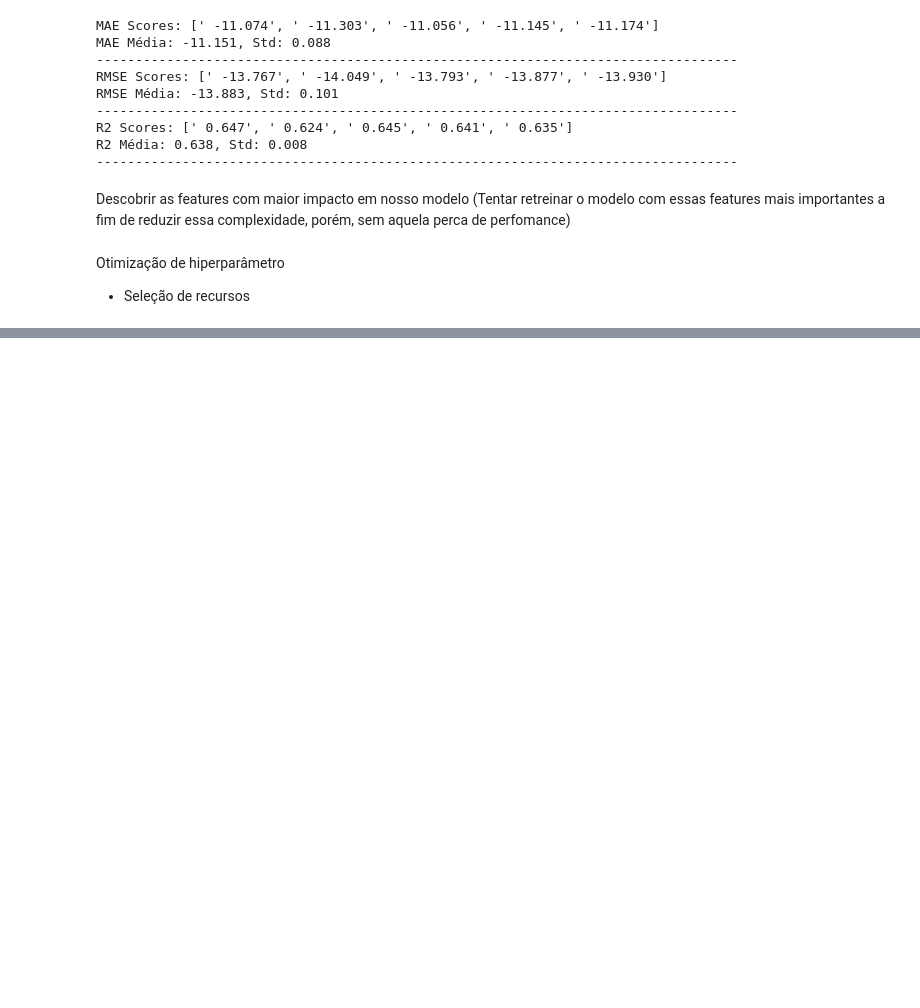
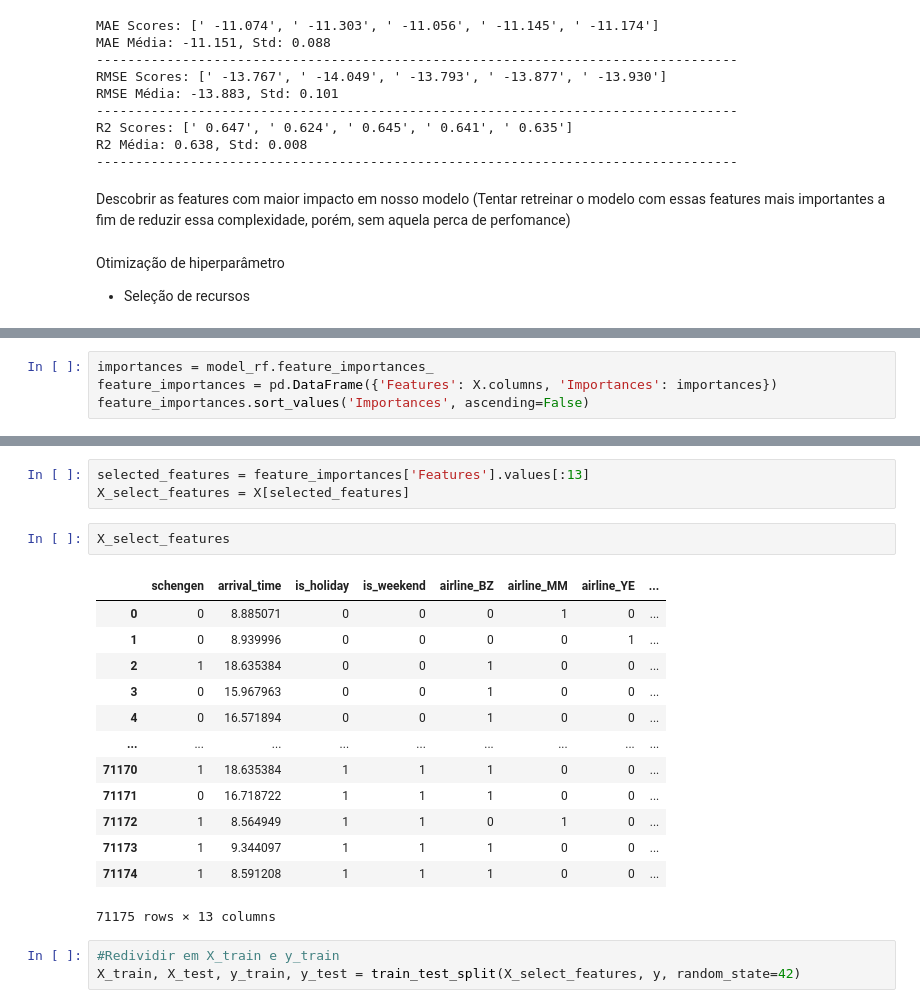
Before and after one commit to monnikys/Analise_de_dados_voos, a Jupyter notebook: dados-voos.ipynb, the cells around one changed output, grey strips where cells are left out. Drawn from its saved outputs; the diff is of its cells as text; blank space fills up the shorter version.

```diff
--- a/dados-voos.ipynb
+++ b/dados-voos.ipynb
@@ -507,0 +510,4 @@ viz.show()
+# %%
+importances = model_rf.feature_importances_
+feature_importances = pd.DataFrame({'Features': X.columns, 'Importances': importances})
+feature_importances.sort_values('Importances', ascending=False)
@@ -507,0 +588,22 @@ viz.show()
+# %%
+selected_features = feature_importances['Features'].values[:13]
+X_select_features = X[selected_features]
+# %%
+X_select_features
+# %% [output]
+|  | schengen | arrival_time | is_holiday | is_weekend | airline_BZ | airline_MM | airline_YE | ... |
+| 0 | 0 | 8.885071 | 0 | 0 | 0 | 1 | 0 | ... |
+| 1 | 0 | 8.939996 | 0 | 0 | 0 | 0 | 1 | ... |
+| 2 | 1 | 18.635384 | 0 | 0 | 1 | 0 | 0 | ... |
+| 3 | 0 | 15.967963 | 0 | 0 | 1 | 0 | 0 | ... |
+| 4 | 0 | 16.571894 | 0 | 0 | 1 | 0 | 0 | ... |
+| ... | ... | ... | ... | ... | ... | ... | ... | ... |
+| 71170 | 1 | 18.635384 | 1 | 1 | 1 | 0 | 0 | ... |
+| 71171 | 0 | 16.718722 | 1 | 1 | 1 | 0 | 0 | ... |
+| 71172 | 1 | 8.564949 | 1 | 1 | 0 | 1 | 0 | ... |
+| 71173 | 1 | 9.344097 | 1 | 1 | 1 | 0 | 0 | ... |
+| 71174 | 1 | 8.591208 | 1 | 1 | 1 | 0 | 0 | ... |
+71175 rows × 13 columns
+# %%
+#Redividir em X_train e y_train
+X_train, X_test, y_train, y_test = train_test_split(X_select_features, y, random_state=42)
```
Also changed, not shown: parts of 6 cells of this notebook.
